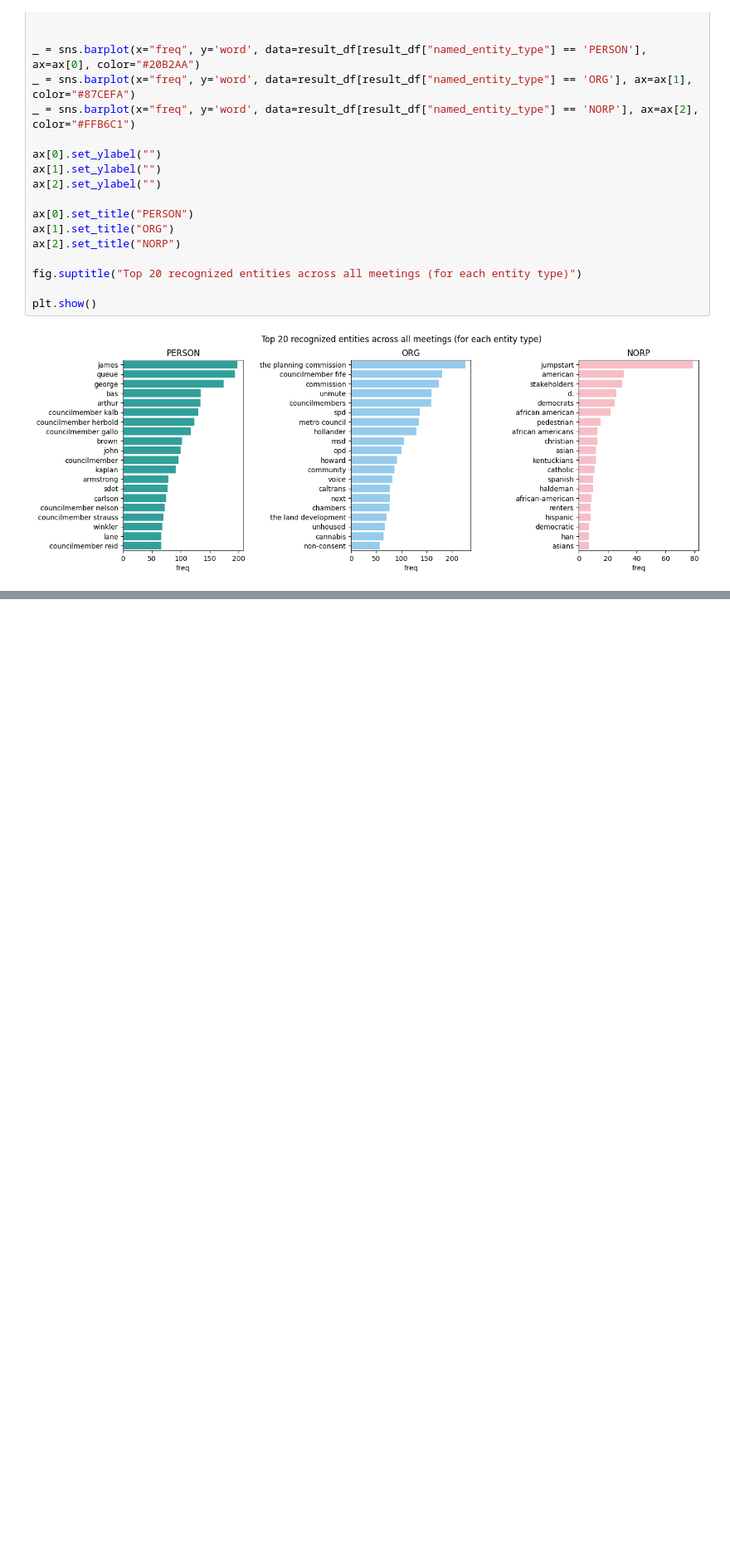
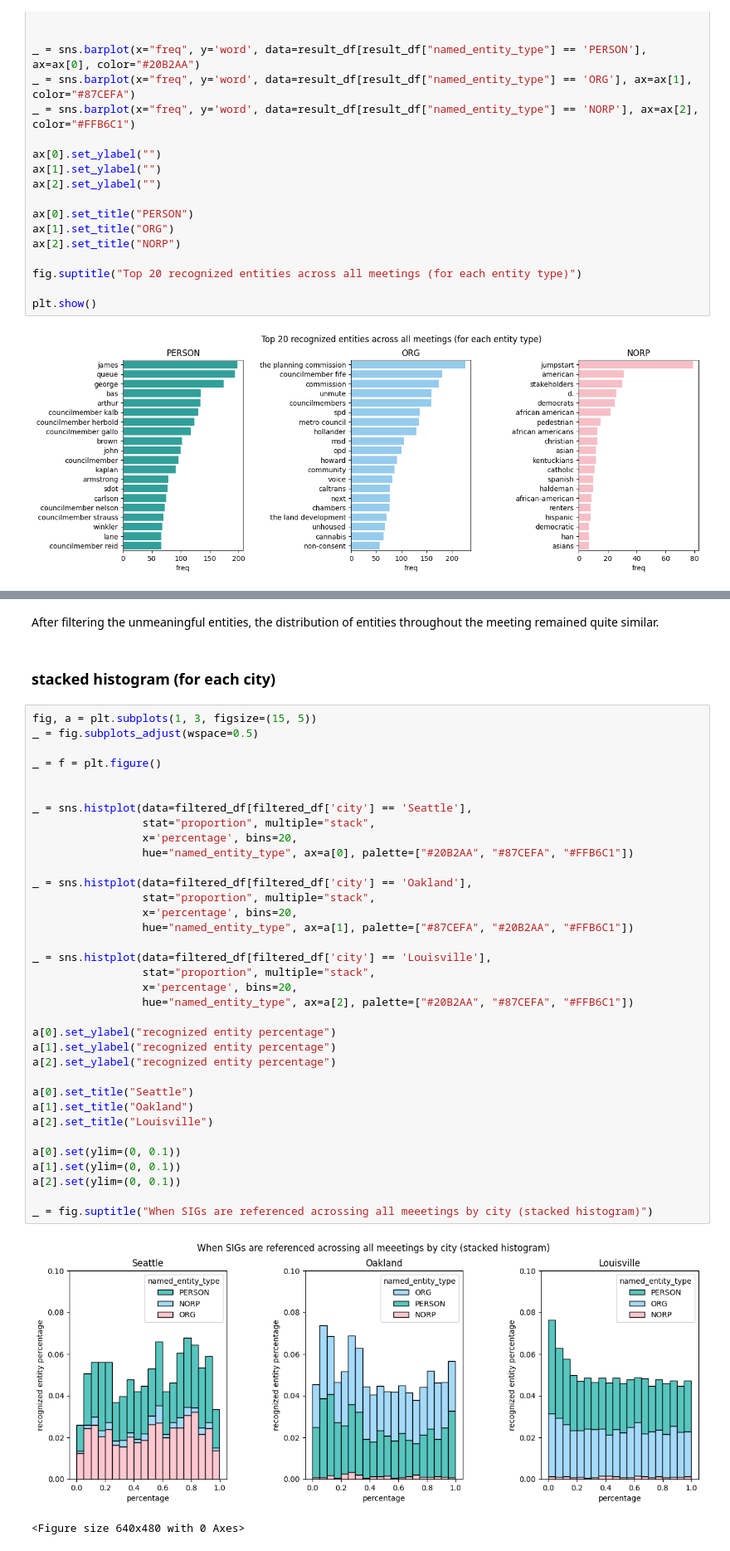
Before and after one commit to PugetSoundClinic-PIT/sig-cdp, a Jupyter notebook: week-5/combined_question1.ipynb, the cells around one changed output, grey strips where cells are left out. Shown at 83% size. Saved outputs shown, nothing was run; the diff lists cells and outputs as text; blank space fills up the shorter version.

```diff
--- a/week-5/combined_question1.ipynb
+++ b/week-5/combined_question1.ipynb
@@ -369,0 +459,42 @@ plt.show()
+# %% [markdown]
+After filtering the unmeaningful entities, the distribution of entities throughout the meeting remained quite similar.
+# %% [markdown]
+### stacked histogram (for each city)
+# %%
+fig, a = plt.subplots(1, 3, figsize=(15, 5))
+_ = fig.subplots_adjust(wspace=0.5)
+
+_ = f = plt.figure()
+
+
+_ = sns.histplot(data=filtered_df[filtered_df['city'] == 'Seattle'],
+                 stat="proportion", multiple="stack",
+                 x='percentage', bins=20,
+                 hue="named_entity_type", ax=a[0], palette=["#20B2AA", "#87CEFA", "#FFB6C1"])
+
+_ = sns.histplot(data=filtered_df[filtered_df['city'] == 'Oakland'],
+                 stat="proportion", multiple="stack",
+                 x='percentage', bins=20,
+                 hue="named_entity_type", ax=a[1], palette=["#87CEFA", "#20B2AA", "#FFB6C1"])
+
+_ = sns.histplot(data=filtered_df[filtered_df['city'] == 'Louisville'],
+                 stat="proportion", multiple="stack",
+                 x='percentage', bins=20,
+                 hue="named_entity_type", ax=a[2], palette=["#20B2AA", "#87CEFA", "#FFB6C1"])
+
+a[0].set_ylabel("recognized entity percentage")
+a[1].set_ylabel("recognized entity percentage")
+a[2].set_ylabel("recognized entity percentage")
+
+a[0].set_title("Seattle")
+a[1].set_title("Oakland")
+a[2].set_title("Louisville")
+
+a[0].set(ylim=(0, 0.1))
+a[1].set(ylim=(0, 0.1))
+a[2].set(ylim=(0, 0.1))
+
+_ = fig.suptitle("When SIGs are referenced acrossing all meeetings by city (stacked histogram)")
+# %% [output]
+[figure, added]
+<Figure size 640x480 with 0 Axes>
```
Also changed, not shown: parts of 17 cells of this notebook.
